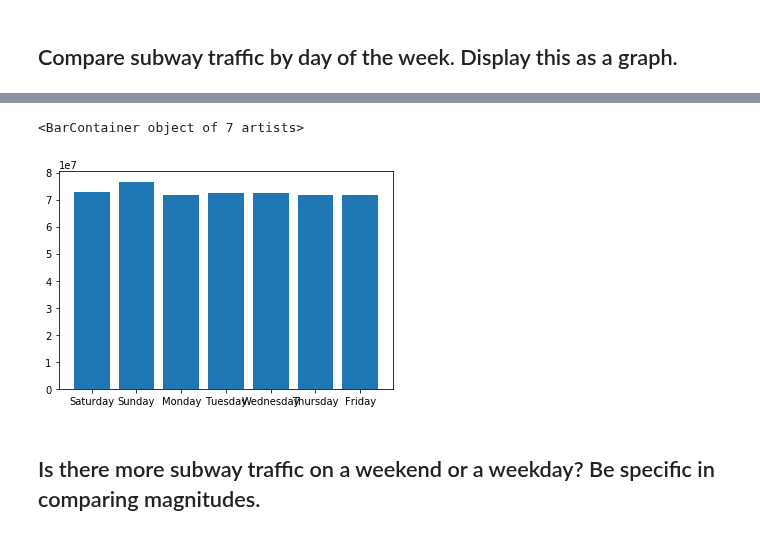
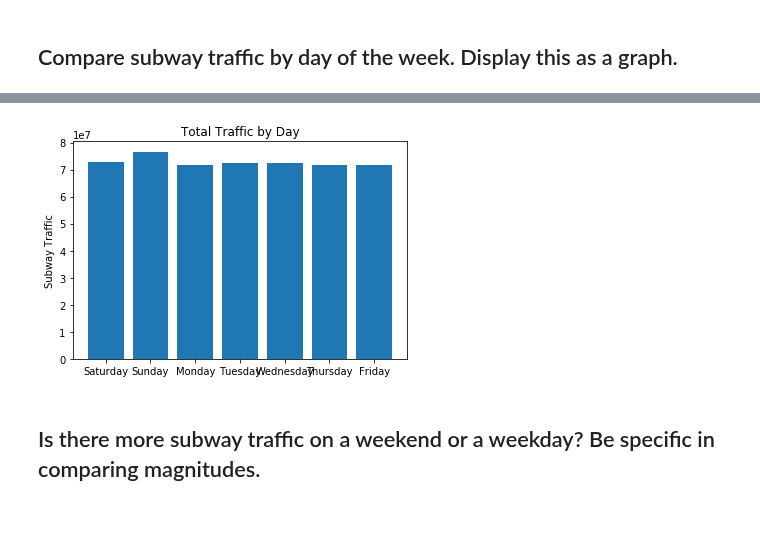
Before and after one commit to mandoiwanaga/dsc-0-03-08-understanding-pandas-series-and-dataframes-lab-seattle-ds-career-040119, a Jupyter notebook: index.ipynb, the cells around one changed output, grey strips where cells are left out. Saved outputs shown, nothing was run; the diff lists cells and outputs as text; code cells hidden in the pictures.

```diff
--- a/index.ipynb
+++ b/index.ipynb
@@ -159,11 +159,10 @@ for day in days_of_week:
 # %%
 plt.bar(days_of_week, traffic_by_day)
 plt.title('Total Traffic by Day')
 plt.ylabel('Subway Traffic')
-pl
+plt.show()
 # %% [output]
-<BarContainer object of 7 artists>
-[figure, old version]
+[figure, new version]
 # %% [markdown]
 ## Is there more subway traffic on a weekend or a weekday?    Be specific in comparing magnitudes.
 # %%
```
